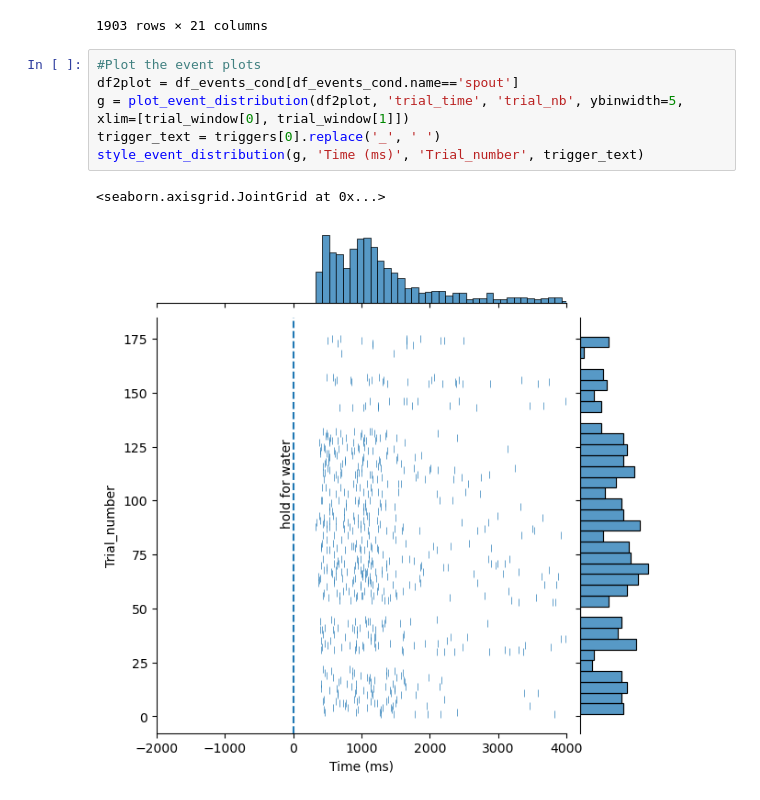
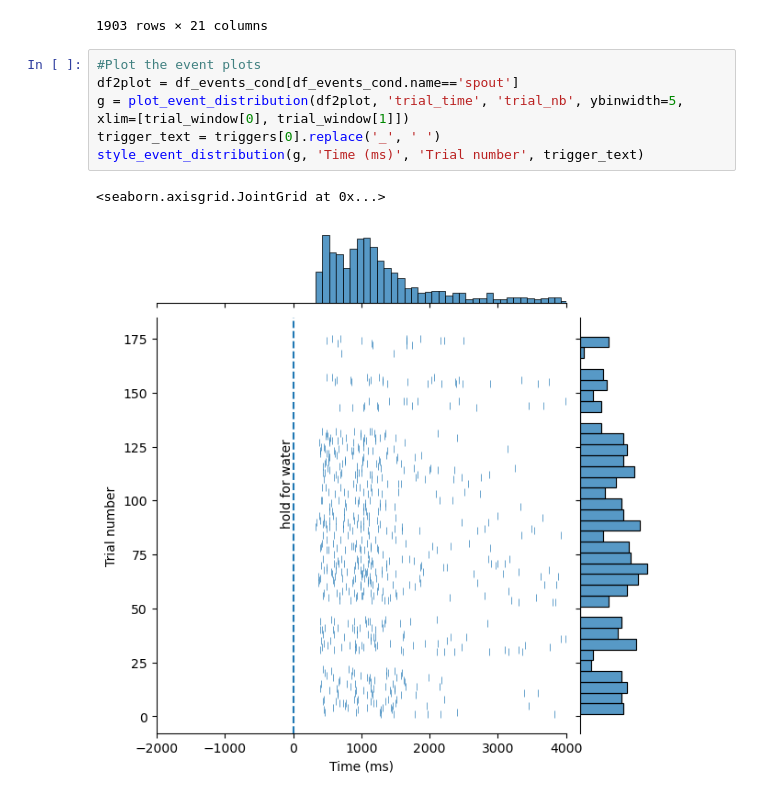
Before and after one commit to juliencarponcy/trialexp, a Jupyter notebook: notebooks/noncanonical/single_session_analsysis/Convert dataset.ipynb, the cells around one changed output. Cells and saved outputs as stored; diff of their text form.

Commit message:
[notebook ] figure style change

```diff
--- a/notebooks/noncanonical/single_session_analsysis/Convert dataset.ipynb
+++ b/notebooks/noncanonical/single_session_analsysis/Convert dataset.ipynb
@@ -117,9 +117,9 @@ df_events_cond
 # %%
 #Plot the event plots
 df2plot = df_events_cond[df_events_cond.name=='spout']
 g = plot_event_distribution(df2plot, 'trial_time', 'trial_nb', ybinwidth=5, xlim=[trial_window[0], trial_window[1]])
 trigger_text = triggers[0].replace('_', ' ')
-style_event_distribution(g, 'Time (ms)', 'Trial_number', trigger_text)
+style_event_distribution(g, 'Time (ms)', 'Trial number', trigger_text)
 # %% [output]
 <seaborn.axisgrid.JointGrid at 0x...>
-[figure, old version]
+[figure, new version]
```
